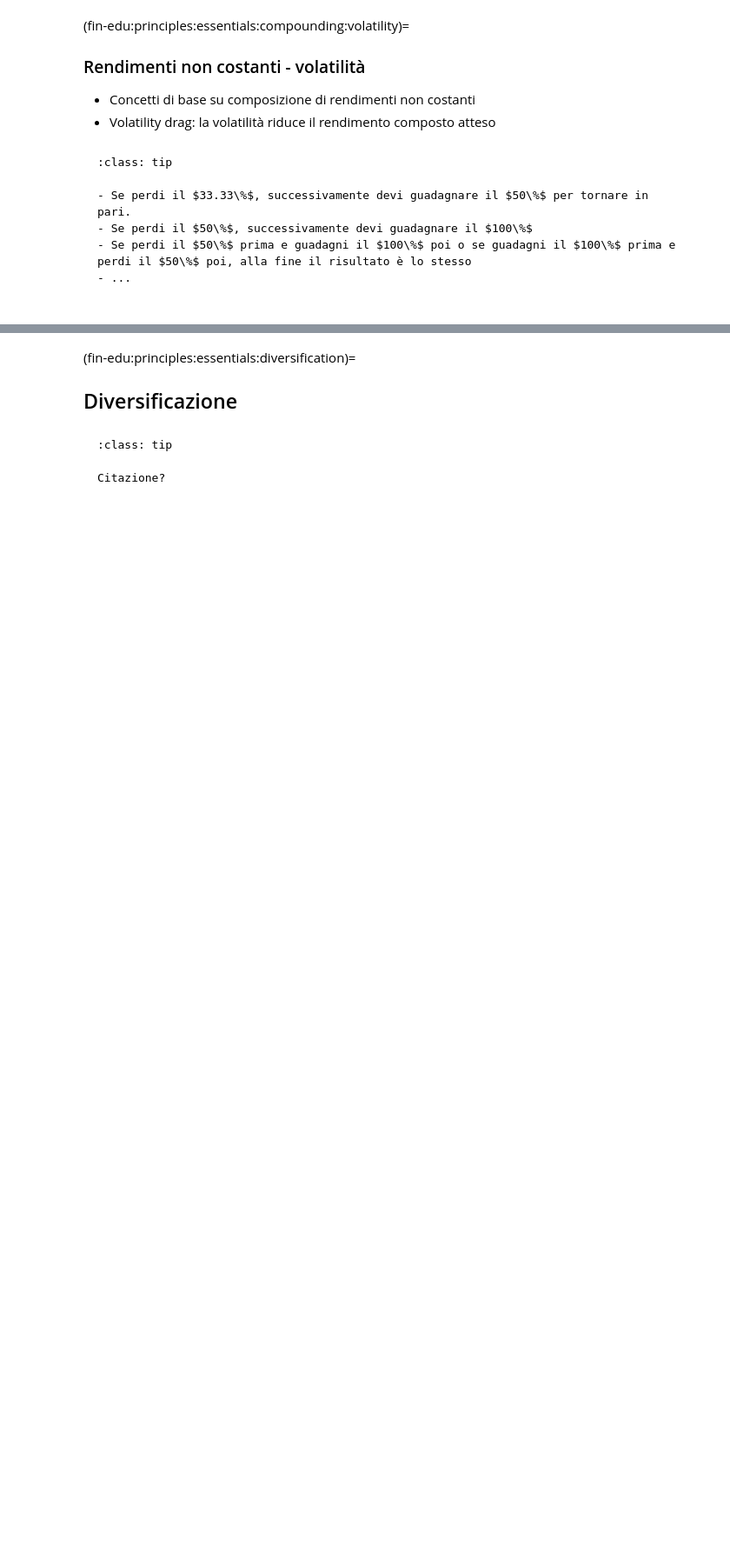
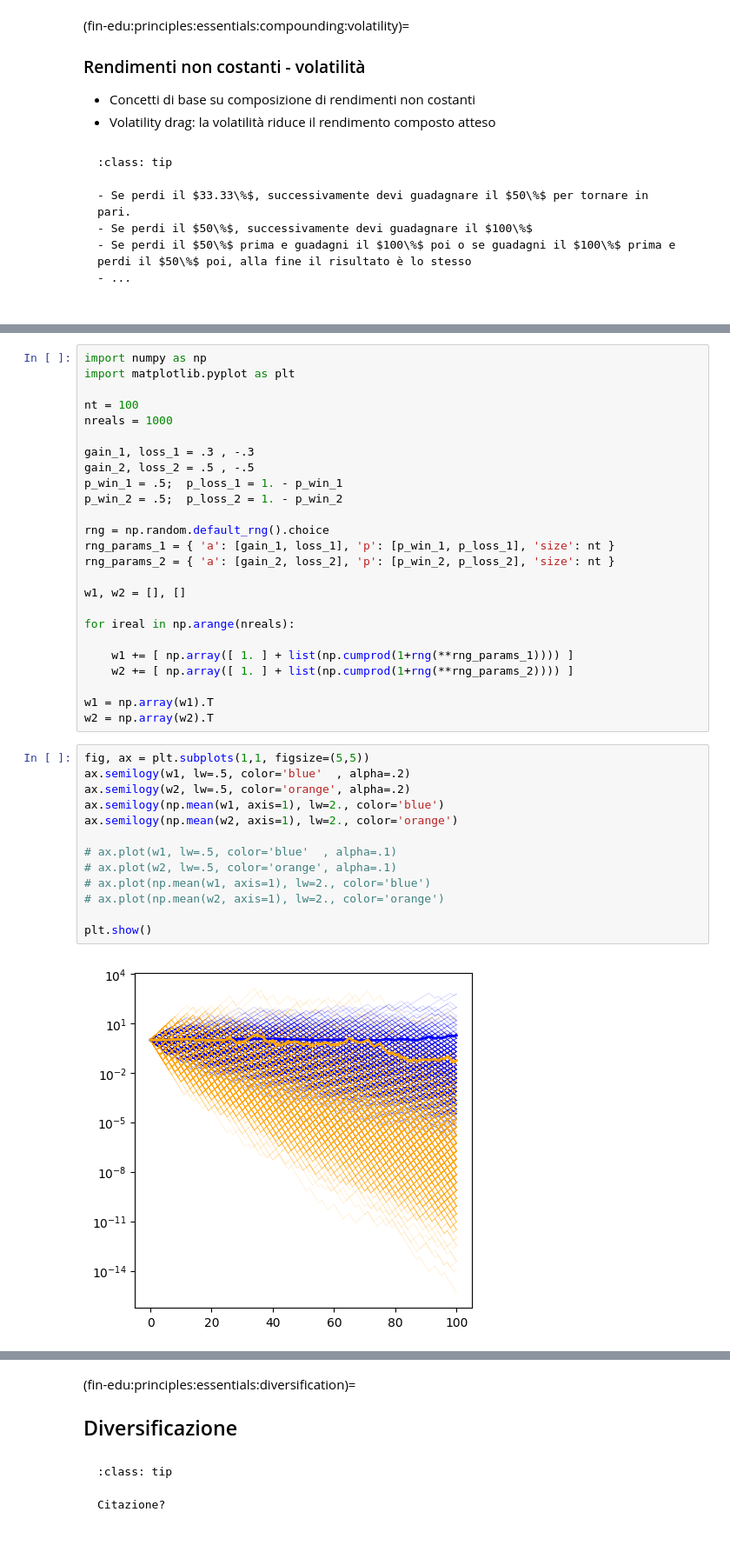
Before and after one commit to Basics2022/bbooks-financial-edu, a Jupyter notebook: _build/jupyter_execute/ch/principles/essentials.ipynb, the cells around one changed output, grey strips where cells are left out. Shown: that part at 87% size. Cells and saved outputs as stored; diff of their text form; blank space fills up the shorter version.

```diff
--- a/_build/jupyter_execute/ch/principles/essentials.ipynb
+++ b/_build/jupyter_execute/ch/principles/essentials.ipynb
@@ -84,0 +92,40 @@ Final value after 60 periods:
+# %%
+import numpy as np
+import matplotlib.pyplot as plt
+
+nt = 100
+nreals = 1000
+
+gain_1, loss_1 = .3 , -.3
+gain_2, loss_2 = .5 , -.5
+p_win_1 = .5;  p_loss_1 = 1. - p_win_1
+p_win_2 = .5;  p_loss_2 = 1. - p_win_2
+
+rng = np.random.default_rng().choice
+rng_params_1 = { 'a': [gain_1, loss_1], 'p': [p_win_1, p_loss_1], 'size': nt }
+rng_params_2 = { 'a': [gain_2, loss_2], 'p': [p_win_2, p_loss_2], 'size': nt }
+
+w1, w2 = [], []
+
+for ireal in np.arange(nreals):
+
+    w1 += [ np.array([ 1. ] + list(np.cumprod(1+rng(**rng_params_1)))) ]
+    w2 += [ np.array([ 1. ] + list(np.cumprod(1+rng(**rng_params_2)))) ]
+
+w1 = np.array(w1).T
+w2 = np.array(w2).T
+# %%
+fig, ax = plt.subplots(1,1, figsize=(5,5))
+ax.semilogy(w1, lw=.5, color='blue'  , alpha=.2)
+ax.semilogy(w2, lw=.5, color='orange', alpha=.2)
+ax.semilogy(np.mean(w1, axis=1), lw=2., color='blue')
+ax.semilogy(np.mean(w2, axis=1), lw=2., color='orange')
+
+# ax.plot(w1, lw=.5, color='blue'  , alpha=.1)
+# ax.plot(w2, lw=.5, color='orange', alpha=.1)
+# ax.plot(np.mean(w1, axis=1), lw=2., color='blue')
+# ax.plot(np.mean(w2, axis=1), lw=2., color='orange')
+
+plt.show()
+# %% [output]
+[figure, added]
```
Also changed, not shown: parts of 3 cells of this notebook, 15 other files.
